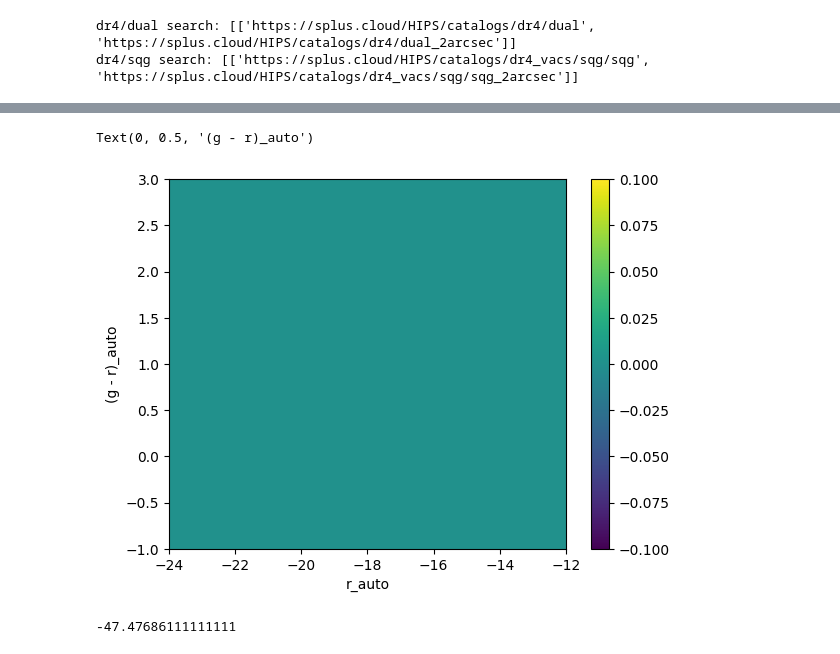
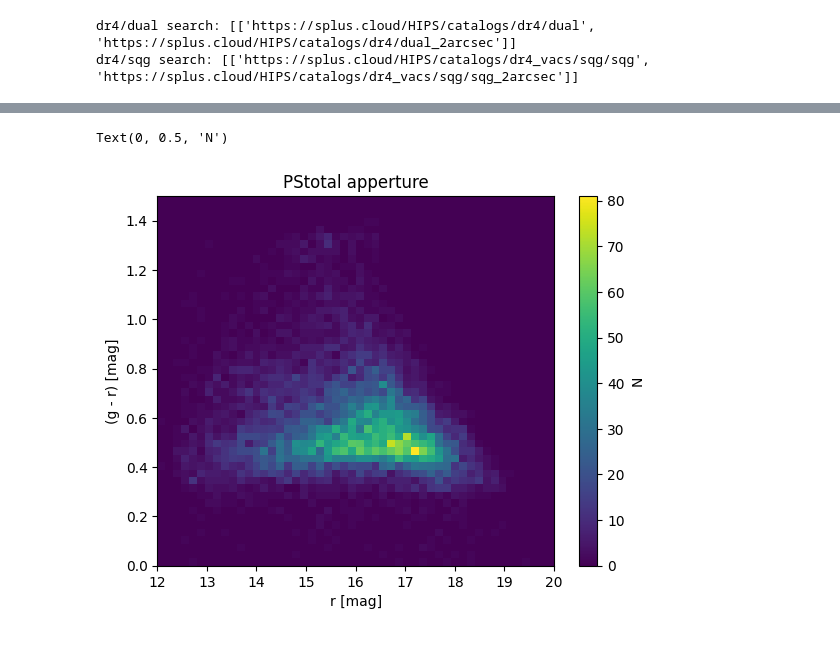
Before and after one commit to felipefer42/XLVII_SAB_workshop, a Jupyter notebook: content/science_case.ipynb, the cells around one changed output, grey strips where cells are left out. Drawn from its saved outputs; the diff is of its cells as text; code cells hidden in the pictures.

```diff
--- a/content/science_case.ipynb
+++ b/content/science_case.ipynb
@@ -187,14 +189,20 @@ objects_table = dr4dualsqg_crosmatch.cone_search(ra=cone_center_coord[0], dec=co
 # %%
-f, (ax1, ax2) = plt.subplots(1, 2)
-f.set_size_inches(7, 3)
-selection = objects_table['s2n_r_auto_dual'] > 10
+f, (ax1, ax2, ax3) = plt.subplots(1, 3)
+f.set_size_inches(12, 3)
+N = len(objects_table)
+f.suptitle(f'Spatial distribution - {N} objects')
 ra = objects_table['RA_dual']
 dec = objects_table['DEC_dual']
 x = cone_radius/3600
 ra_range = cone_center_coord[0]+np.array([-1.25*x, 1.25*x])
 dec_range = cone_center_coord[1]+np.array([-1.25*x, 1.25*x])
-ax1.hist(ra[selection], bins=35)  #, range=ra_range)
-ax1.set_xlabel('RA_dual')
-ax2.hist(dec[selection], bins=35)  #, range=dec_range)
-ax2.set_xlabel('DEC_dual')
+_, _, _, im1 = ax1.hist2d(ra, dec, bins=50, range=[ra_range, dec_range], cmap='inferno')
+ax1.set_xlabel('RA')
+ax1.set_ylabel('DEC')
+cax = plt.colorbar(im1, ax=ax1)
+cax.ax.set_ylabel('N')
+ax2.hist(ra, bins=35, range=ra_range, density=True)
+ax2.set_xlabel('RA')
+ax3.hist(dec, bins=35, range=dec_range, density=True)
+ax3.set_xlabel('DEC')
 # %% [output]
@@ -203,21 +213,14 @@ Text(0.5, 0, 'DEC_dual')
 # %%
-g_r = objects_table['g_auto_dual'] - objects_table['r_auto_dual']
-r = objects_table['r_auto_dual']
-SNr = objects_table['s2n_r_auto_dual']
+g_r = objects_table[f'g_{apperture}_dual'] - objects_table[f'r_{apperture}_dual']
+r = objects_table[f'r_{apperture}_dual']
 
-SN = 10
-mask = (objects_table['s2n_r_auto_dual'] > SN) | (objects_table['s2n_g_auto_dual'] > SN)
-mr = np.ma.masked_array(r, mask)
-mg_r = np.ma.masked_array(g_r, mask)
-mSNr = np.ma.masked_array(SNr, mask)
 f, ax = plt.subplots()
-#im = ax.hexbin(-mM, mc, bins=50, extent=[-23, -18, 0, 2])
-_, _, _, im = ax.hist2d(-mr, mg_r, bins=50, range=[[-24, -12], [-1, 3]])
-plt.colorbar(im, ax=ax)
-#ax.set_xlim(-23, -10)
-#ax.set_ylim(0, 3)
-ax.set_xlabel('r_auto')
-ax.set_ylabel('(g - r)_auto')
+_, _, _, im = ax.hist2d(r, g_r, bins=50, range=[[12, 20], [0, 1.5]])
+ax.set_title(f'{apperture} apperture')
+ax.set_xlabel(f'r [mag]')
+ax.set_ylabel(f'(g - r) [mag]')
+cax = plt.colorbar(im, ax=ax)
+cax.ax.set_ylabel('N')
 # %% [output]
-Text(0, 0.5, '(g - r)_auto')
+Text(0, 0.5, 'N')
-[figure, old version]
+[figure, new version]
@@ -230,4 +226,0 @@ c = SkyCoord(ra, dec)
-# %%
-c.dec.value
-# %% [output]
--47.47686111111111
```
Also changed, not shown: parts of 16 cells of this notebook.
